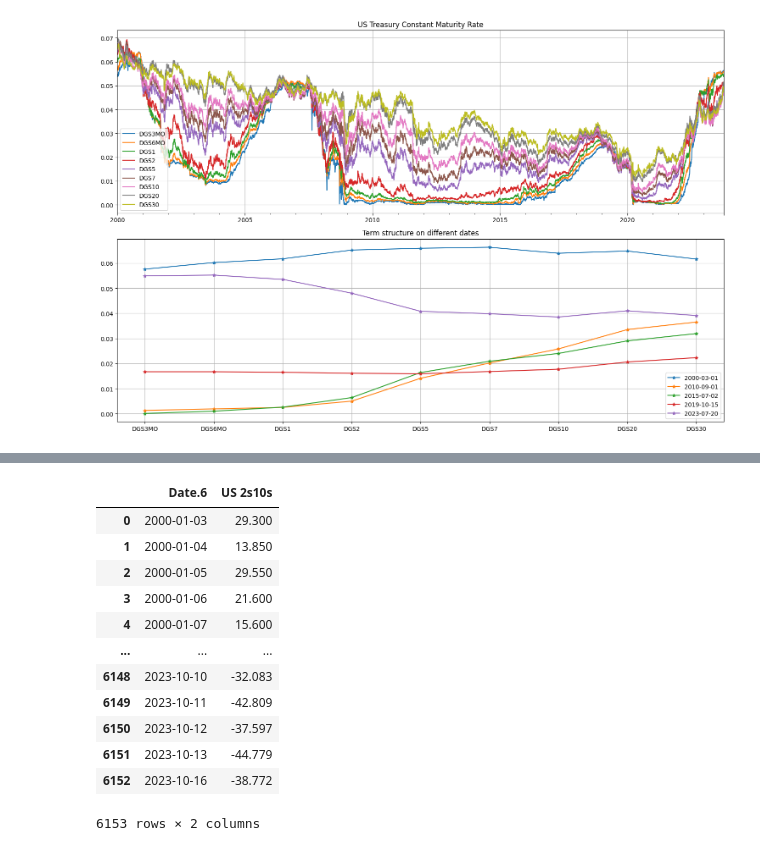
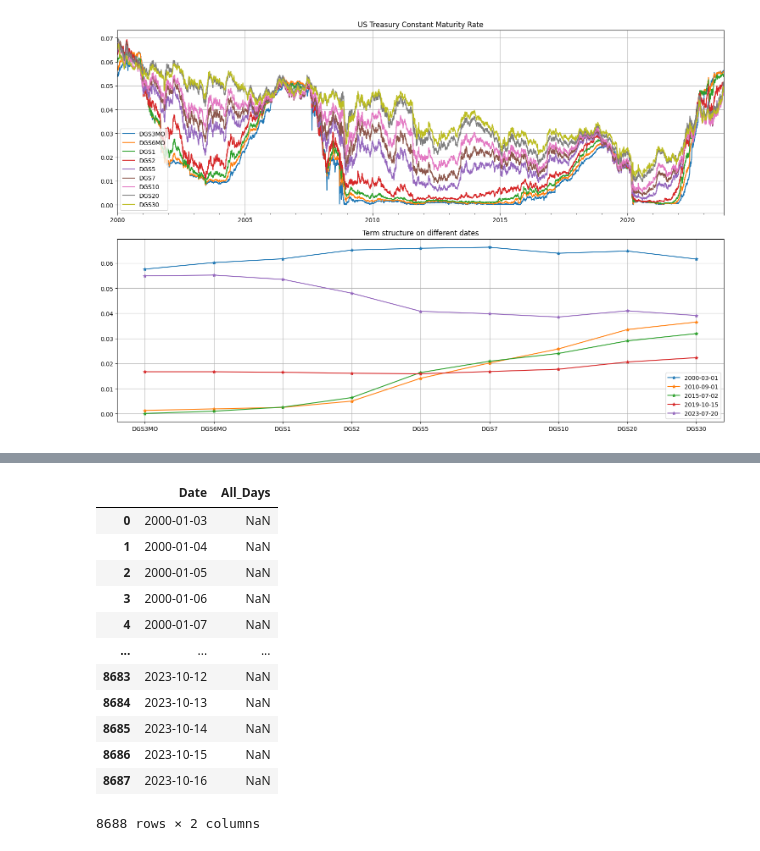
Before and after one commit to ClarenceTee93/Strategies, a Jupyter notebook: strategies.ipynb, the cells around one changed output, grey strips where cells are left out. Drawn from its saved outputs; the diff is of its cells as text; code cells hidden in the pictures.

```diff
--- a/strategies.ipynb
+++ b/strategies.ipynb
@@ -299,16 +274,32 @@ usd_df
-# %%
-usd_df[["Date.6", "US 2s10s"]].dropna()
-# %% [output]
-|  | Date.6 | US 2s10s |
-| 0 | 2000-01-03 | 29.300 |
-| 1 | 2000-01-04 | 13.850 |
-| 2 | 2000-01-05 | 29.550 |
-| 3 | 2000-01-06 | 21.600 |
-| 4 | 2000-01-07 | 15.600 |
-| ... | ... | ... |
-| 6148 | 2023-10-10 | -32.083 |
-| 6149 | 2023-10-11 | -42.809 |
-| 6150 | 2023-10-12 | -37.597 |
-| 6151 | 2023-10-13 | -44.779 |
-| 6152 | 2023-10-16 | -38.772 |
-6153 rows × 2 columns
+# %%
+sDate = datetime.strptime("2000-01-03", "%Y-%m-%d")
+eDate = datetime.strptime("2023-10-16", "%Y-%m-%d")
+full_date_range = pd.date_range(sDate, eDate, freq = 'd').to_list()
+full_date_range_df = pd.DataFrame(index=full_date_range, columns=['All_Days'])
+full_date_range_df.reset_index(inplace=True)
+full_date_range_df.rename(columns = {'index':'Date'}, inplace=True)
+
+def fill_missing(df, full_range):
+
+    dateVal, item_nm = df.columns[0], df.columns[1]
+    df.rename(columns = {dateVal:'Date'}, inplace=True)
+
+    combined_df = pd.merge(df, full_range, on = 'Date', how='right')
+
+    return combined_df
+
+full_1 = fill_missing(usd_df[["Date.6", "US 2s10s"]], full_date_range_df)
+# %% [output]
+|  | Date | All_Days |
+| 0 | 2000-01-03 | NaN |
+| 1 | 2000-01-04 | NaN |
+| 2 | 2000-01-05 | NaN |
+| 3 | 2000-01-06 | NaN |
+| 4 | 2000-01-07 | NaN |
+| ... | ... | ... |
+| 8683 | 2023-10-12 | NaN |
+| 8684 | 2023-10-13 | NaN |
+| 8685 | 2023-10-14 | NaN |
+| 8686 | 2023-10-15 | NaN |
+| 8687 | 2023-10-16 | NaN |
+8688 rows × 2 columns
```
Also changed, not shown: parts of 13 cells of this notebook, 3 other files.
